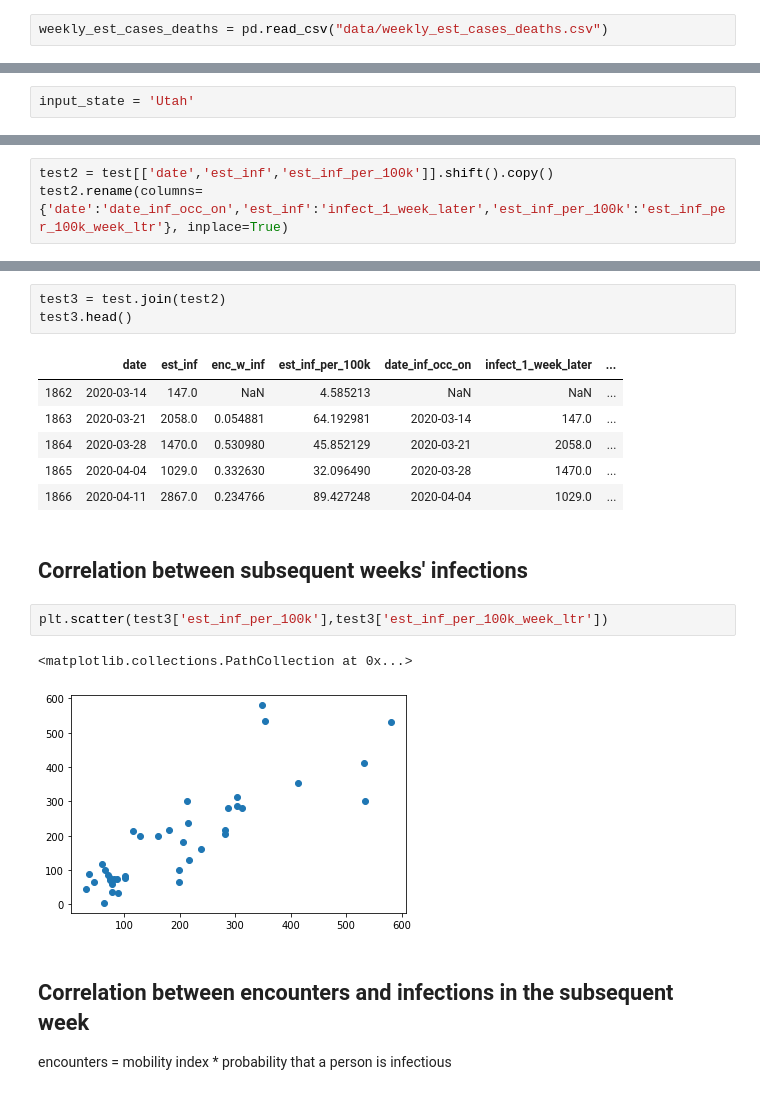
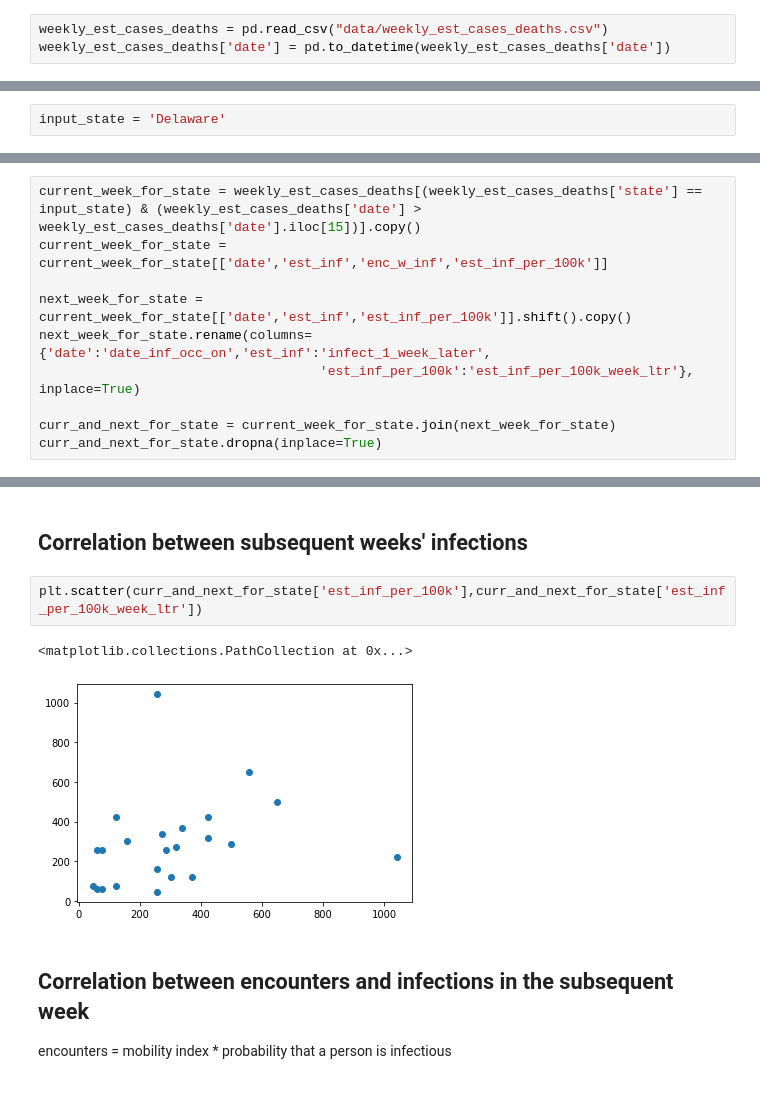
Before and after one commit to robbdunlap/covid_app, a Jupyter notebook: Untitled.ipynb, the cells around one changed output, grey strips where cells are left out. Saved outputs shown, nothing was run; the diff lists cells and outputs as text.

```diff
--- a/Untitled.ipynb
+++ b/Untitled.ipynb
@@ -5,2 +8,3 @@ import matplotlib.pyplot as plt
 # %%
 weekly_est_cases_deaths = pd.read_csv("data/weekly_est_cases_deaths.csv")
+weekly_est_cases_deaths['date'] = pd.to_datetime(weekly_est_cases_deaths['date'])
@@ -31,2 +11,2 @@ memory usage: 420.8+ KB
 # %%
-input_state = 'Utah'
+input_state = 'Delaware'
@@ -44,3 +13,10 @@ test.head()
 # %%
-test2 = test[['date','est_inf','est_inf_per_100k']].shift().copy()
-test2.rename(columns={'date':'date_inf_occ_on','est_inf':'infect_1_week_later','est_inf_per_100k':'est_inf_per_100k_week_ltr'}, inplace=True)
+current_week_for_state = weekly_est_cases_deaths[(weekly_est_cases_deaths['state'] == input_state) & (weekly_est_cases_deaths['date'] > weekly_est_cases_deaths['date'].iloc[15])].copy()
+current_week_for_state = current_week_for_state[['date','est_inf','enc_w_inf','est_inf_per_100k']]
+
+next_week_for_state = current_week_for_state[['date','est_inf','est_inf_per_100k']].shift().copy()
+next_week_for_state.rename(columns={'date':'date_inf_occ_on','est_inf':'infect_1_week_later',
+                                    'est_inf_per_100k':'est_inf_per_100k_week_ltr'}, inplace=True)
+
+curr_and_next_for_state = current_week_for_state.join(next_week_for_state)
+curr_and_next_for_state.dropna(inplace=True)
@@ -56,20 +23,10 @@ test2.head()
-# %%
-test3 = test.join(test2)
-test3.head()
-# %% [output]
-|  | date | est_inf | enc_w_inf | est_inf_per_100k | date_inf_occ_on | infect_1_week_later | ... |
-| 1862 | 2020-03-14 | 147.0 | NaN | 4.585213 | NaN | NaN | ... |
-| 1863 | 2020-03-21 | 2058.0 | 0.054881 | 64.192981 | 2020-03-14 | 147.0 | ... |
-| 1864 | 2020-03-28 | 1470.0 | 0.530980 | 45.852129 | 2020-03-21 | 2058.0 | ... |
-| 1865 | 2020-04-04 | 1029.0 | 0.332630 | 32.096490 | 2020-03-28 | 1470.0 | ... |
-| 1866 | 2020-04-11 | 2867.0 | 0.234766 | 89.427248 | 2020-04-04 | 1029.0 | ... |
 # %% [markdown]
 ## Correlation between subsequent weeks' infections
 # %%
-plt.scatter(test3['est_inf_per_100k'],test3['est_inf_per_100k_week_ltr'])
+plt.scatter(curr_and_next_for_state['est_inf_per_100k'],curr_and_next_for_state['est_inf_per_100k_week_ltr'])
 # %% [output]
 <matplotlib.collections.PathCollection at 0x...>
-[figure, old version]
+[figure, new version]
 # %% [markdown]
 ## Correlation between encounters and infections in the subsequent week
 encounters = mobility index * probability that a person is infectious
```
Also changed, not shown: parts of 22 cells of this notebook, 8 other files.
